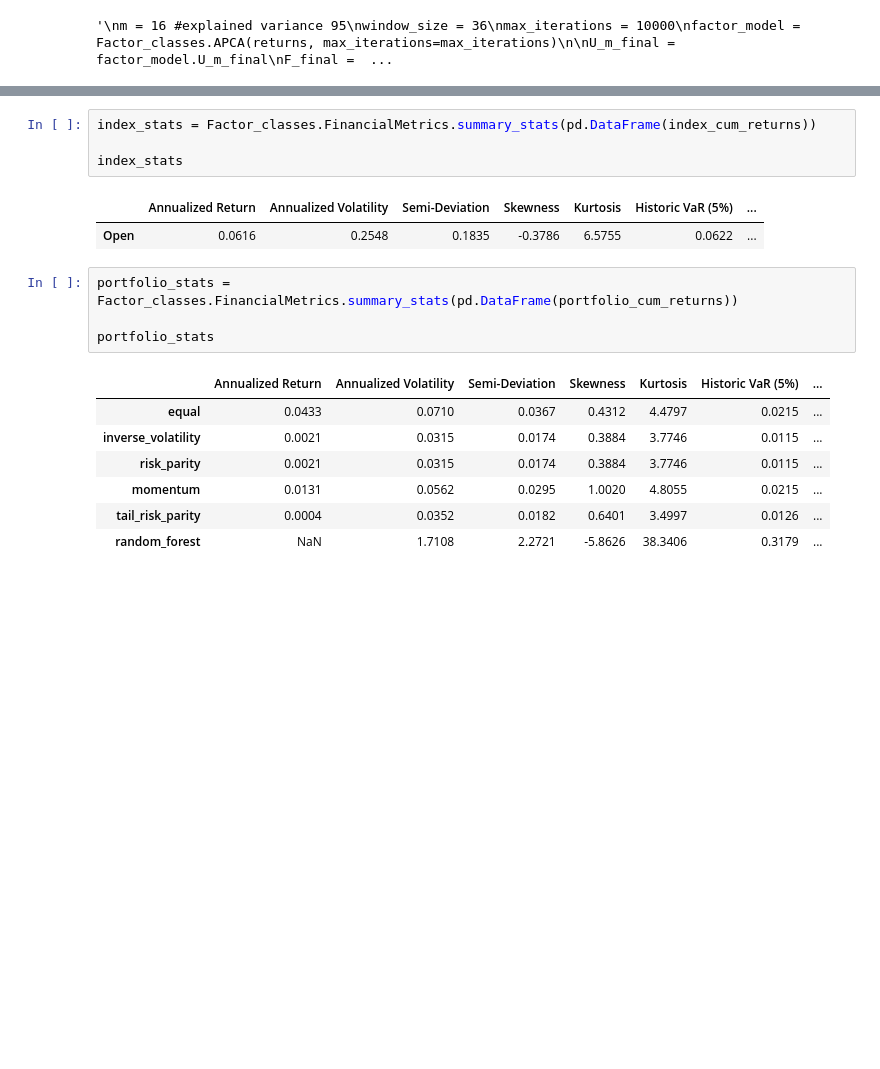
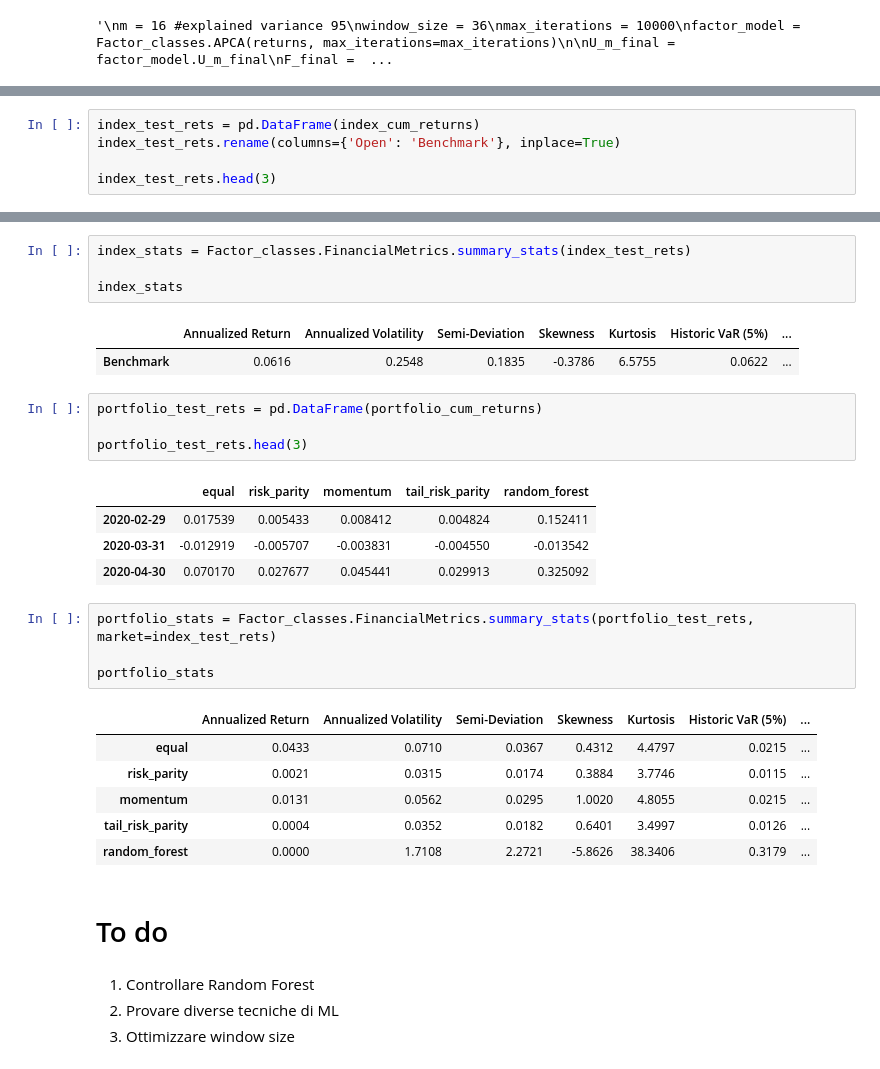
Before and after one commit to miindisponi99/Statistical-Factor-Model, a Jupyter notebook: Stat_factor_model.ipynb, the cells around one changed output, grey strips where cells are left out. Drawn from its saved outputs; the diff is of its cells as text; blank space fills up the shorter version.

```diff
--- a/Stat_factor_model.ipynb
+++ b/Stat_factor_model.ipynb
@@ -57,0 +60,5 @@ index_cum_returns, portfolio_cum_returns = strategy.evaluate_strategies(index_re
+# %%
+index_test_rets = pd.DataFrame(index_cum_returns)
+index_test_rets.rename(columns={'Open': 'Benchmark'}, inplace=True)
+
+index_test_rets.head(3)
@@ -58,19 +71,33 @@ index_cum_returns, portfolio_cum_returns = strategy.evaluate_strategies(index_re
 # %%
-index_stats = Factor_classes.FinancialMetrics.summary_stats(pd.DataFrame(index_cum_returns))
+index_stats = Factor_classes.FinancialMetrics.summary_stats(index_test_rets)
 
 index_stats
 # %% [output]
 |  | Annualized Return | Annualized Volatility | Semi-Deviation | Skewness | Kurtosis | Historic VaR (5%) | ... |
-| Open | 0.0616 | 0.2548 | 0.1835 | -0.3786 | 6.5755 | 0.0622 | ... |
+| Benchmark | 0.0616 | 0.2548 | 0.1835 | -0.3786 | 6.5755 | 0.0622 | ... |
+# %%
+portfolio_test_rets = pd.DataFrame(portfolio_cum_returns)
+
+portfolio_test_rets.head(3)
+# %% [output]
+|  | equal | risk_parity | momentum | tail_risk_parity | random_forest |
+| 2020-02-29 | 0.017539 | 0.005433 | 0.008412 | 0.004824 | 0.152411 |
+| 2020-03-31 | -0.012919 | -0.005707 | -0.003831 | -0.004550 | -0.013542 |
+| 2020-04-30 | 0.070170 | 0.027677 | 0.045441 | 0.029913 | 0.325092 |
 # %%
-portfolio_stats = Factor_classes.FinancialMetrics.summary_stats(pd.DataFrame(portfolio_cum_returns))
+portfolio_stats = Factor_classes.FinancialMetrics.summary_stats(portfolio_test_rets, market=index_test_rets)
 
 portfolio_stats
 # %% [output]
 |  | Annualized Return | Annualized Volatility | Semi-Deviation | Skewness | Kurtosis | Historic VaR (5%) | ... |
 | equal | 0.0433 | 0.0710 | 0.0367 | 0.4312 | 4.4797 | 0.0215 | ... |
-| inverse_volatility | 0.0021 | 0.0315 | 0.0174 | 0.3884 | 3.7746 | 0.0115 | ... |
 | risk_parity | 0.0021 | 0.0315 | 0.0174 | 0.3884 | 3.7746 | 0.0115 | ... |
 | momentum | 0.0131 | 0.0562 | 0.0295 | 1.0020 | 4.8055 | 0.0215 | ... |
 | tail_risk_parity | 0.0004 | 0.0352 | 0.0182 | 0.6401 | 3.4997 | 0.0126 | ... |
-| random_forest | NaN | 1.7108 | 2.2721 | -5.8626 | 38.3406 | 0.3179 | ... |
+| random_forest | 0.0000 | 1.7108 | 2.2721 | -5.8626 | 38.3406 | 0.3179 | ... |
+# %% [markdown]
+# To do
+# %% [markdown]
+1. Controllare Random Forest
+2. Provare diverse tecniche di ML
+3. Ottimizzare window size
```
Also changed, not shown: parts of 2 cells of this notebook.
